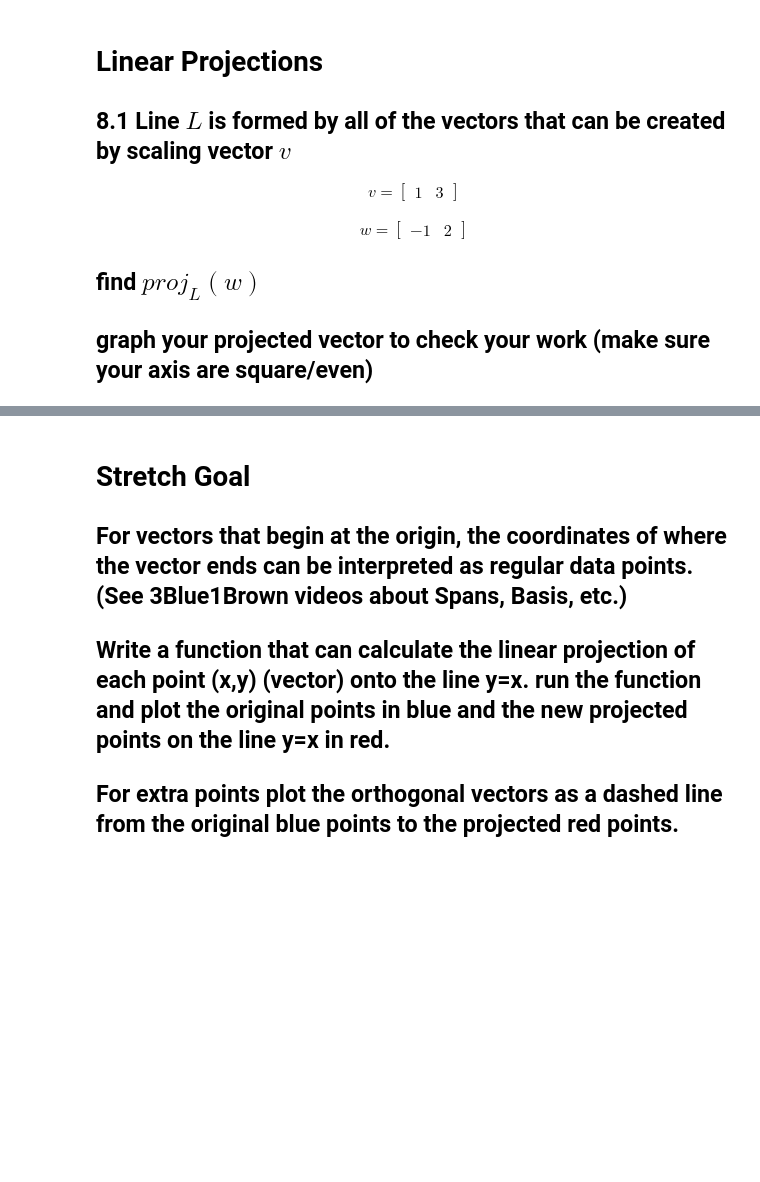
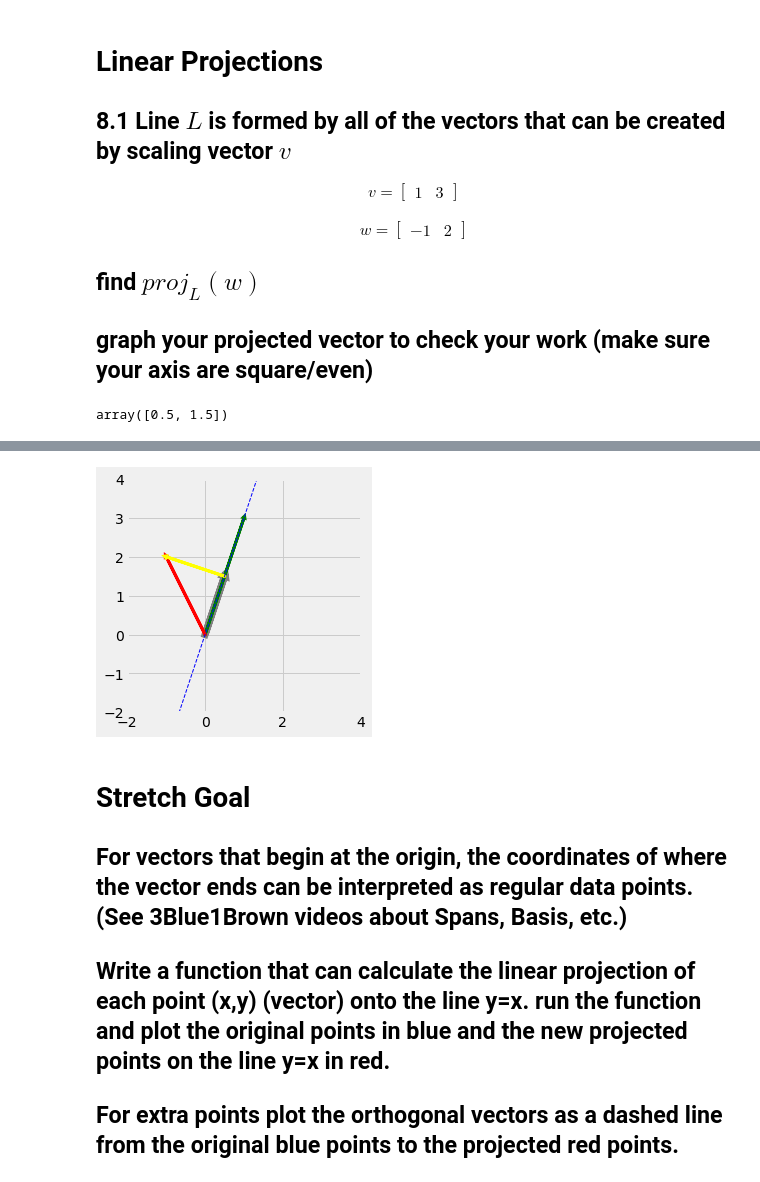
Before and after one commit to pedroescobedob/DS-Unit-1-Sprint-4-Linear-Algebra, a Jupyter notebook: Pedro_Escobedo_Intermediate_Linear_Algebra_Assignment.ipynb, the cells around one changed output, grey strips where cells are left out. Cells and saved outputs as stored; diff of their text form; code cells hidden in the pictures; blank space fills up the shorter version.

```diff
--- a/Pedro_Escobedo_Intermediate_Linear_Algebra_Assignment.ipynb
+++ b/Pedro_Escobedo_Intermediate_Linear_Algebra_Assignment.ipynb
@@ -266,3 +310,34 @@ w = \begin{bmatrix} -1 & 2 \end{bmatrix}
 ## find $proj_{L}(w)$
 
 ## graph your projected vector to check your work (make sure your axis are square/even)
+# %%
+v = np.array([1,3])
+w = np.array([-1,2])
+proj = (np.dot(w,v) / np.dot(v,v)) * v
+
+proj
+# %% [output]
+array([0.5, 1.5])
+# %%
+plt.style.use('fivethirtyeight')
+
+plt.xlim(-2,4)
+plt.ylim(-2,4)
+
+#yellow line
+x_minus_proj = w - proj
+
+#Get L line
+axes = plt.gca()
+plt.axes().set_aspect('equal')
+x_vals = np.array(axes.get_xlim())
+y_vals = 3*x_vals
+
+plt.plot(x_vals, y_vals, '--', color='b', linewidth=1)
+plt.arrow(0, 0, proj[0], proj[1], linewidth=7, head_width=.05, head_length=0.05, color ='gray')
+plt.arrow(0, 0, v[0], v[1], linewidth=3, head_width=.05, head_length=0.05, color ='green')
+plt.arrow(0, 0, w[0], w[1], linewidth=3, head_width=.05, head_length=0.05, color ='red')
+plt.arrow(proj[0], proj[1], x_minus_proj[0], x_minus_proj[1], linewidth=3, head_width=.05, head_length=0.05, color = 'yellow')
+
+plt.show();
+# %% [output]
@@ -269,3 +346,4 @@ w = \begin{bmatrix} -1 & 2 \end{bmatrix}
+[figure, added]
 # %% [markdown]
 # Stretch Goal
 
```
Also changed, not shown: parts of 16 cells of this notebook.
